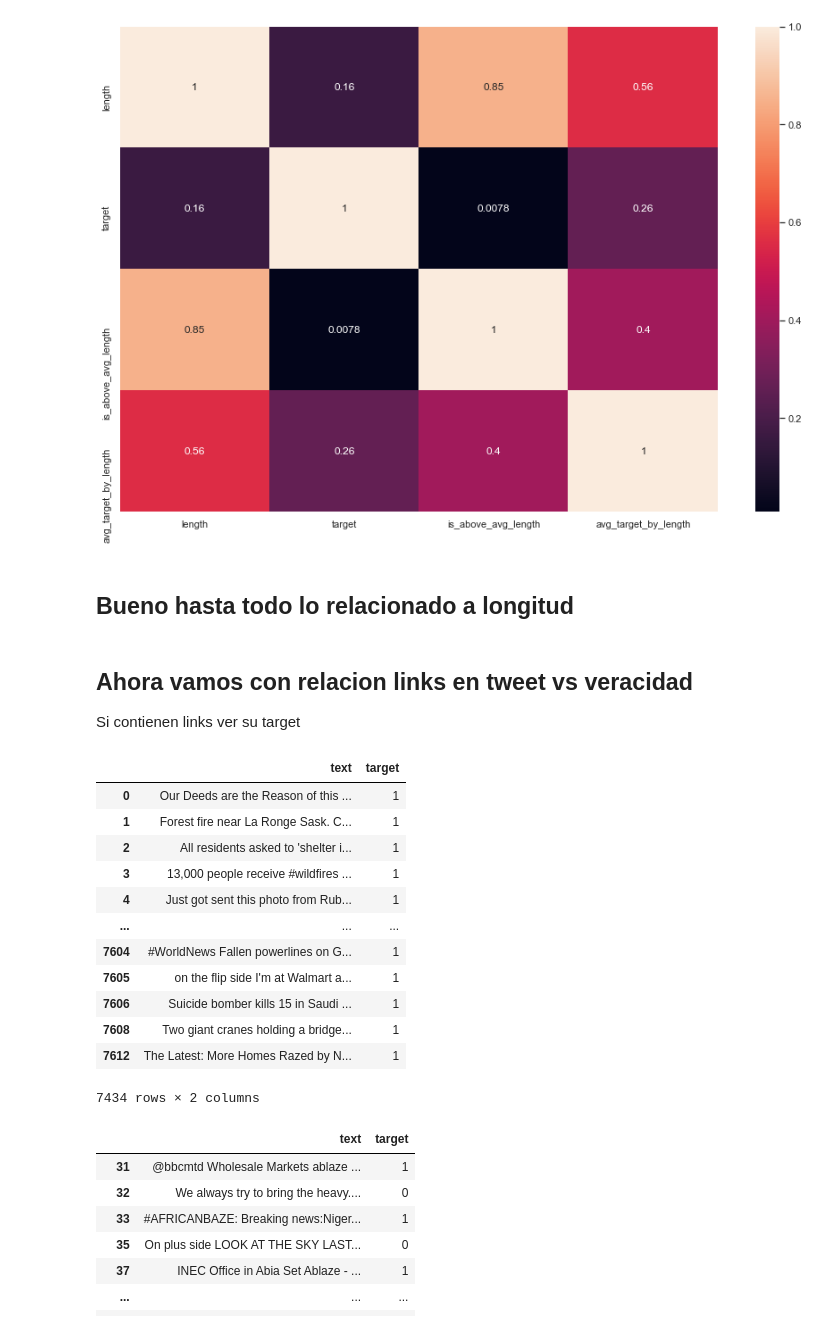
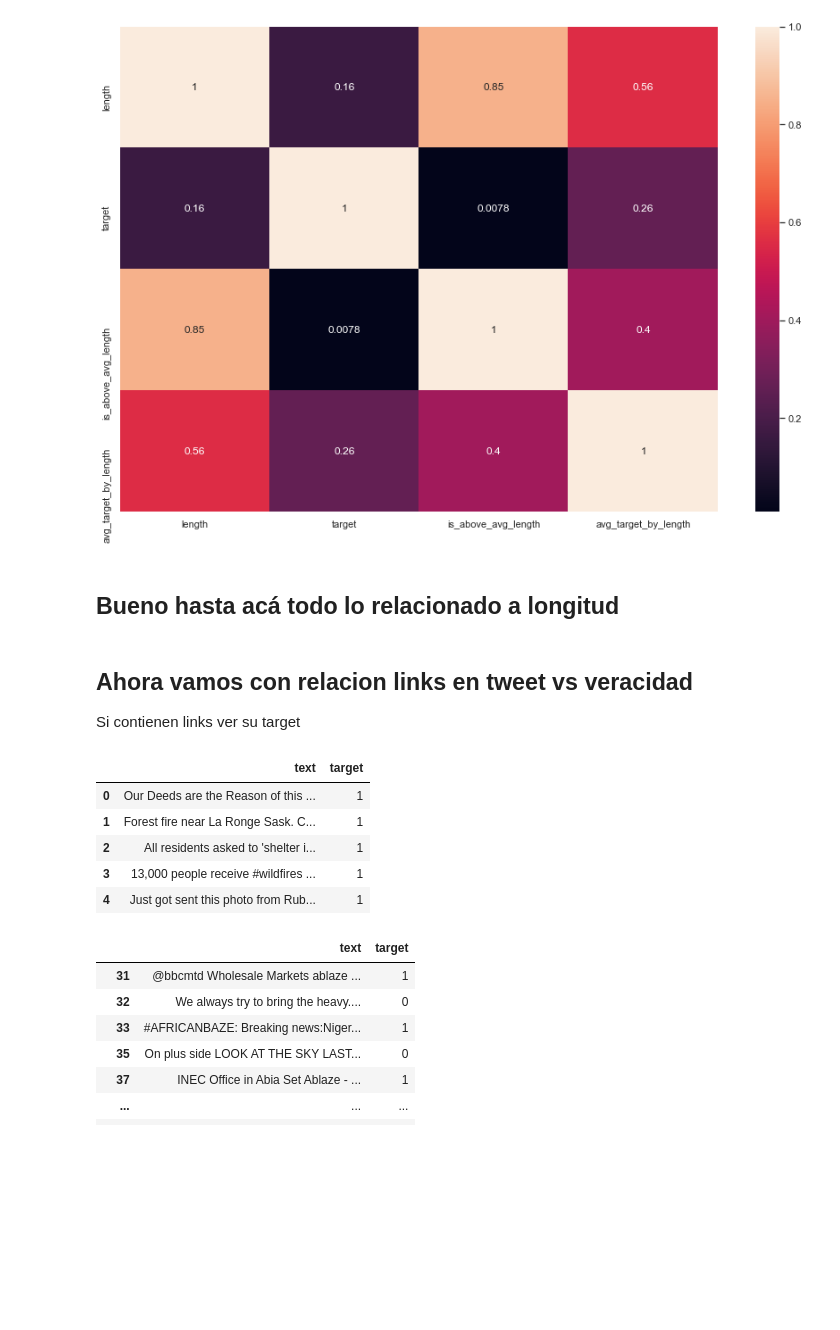
Before and after one commit to milemarchese/OrganizacionDeDatos, a Jupyter notebook: Análisis Exploratorio.ipynb, the cells around one changed output. Saved outputs shown, nothing was run; the diff lists cells and outputs as text; code cells hidden in the pictures; blank space fills up the shorter version.

```diff
--- a/Análisis Exploratorio.ipynb
+++ b/Análisis Exploratorio.ipynb
@@ -267,25 +343,18 @@ sns.heatmap(tweets_to_corr.corr(method = 'spearman'), annot = True)
 <matplotlib.axes._subplots.AxesSubplot at 0x...>
 [figure]
 # %% [markdown]
-## Bueno hasta todo lo relacionado a longitud
+## Bueno hasta acá todo lo relacionado a longitud
 # %% [markdown]
 ## Ahora vamos con relacion links en tweet vs veracidad
 Si contienen links ver su target
 # %%
 tweets_content = tweets[['text','target']]
-tweets_content
+tweets_content.head()
 # %% [output]
 |  | text | target |
 | 0 | Our Deeds are the Reason of this ... | 1 |
 | 1 | Forest fire near La Ronge Sask. C... | 1 |
 | 2 | All residents asked to 'shelter i... | 1 |
 | 3 | 13,000 people receive #wildfires ... | 1 |
 | 4 | Just got sent this photo from Rub... | 1 |
-| ... | ... | ... |
-| 7604 | #WorldNews Fallen powerlines on G... | 1 |
-| 7605 | on the flip side I'm at Walmart a... | 1 |
-| 7606 | Suicide bomber kills 15 in Saudi ... | 1 |
-| 7608 | Two giant cranes holding a bridge... | 1 |
-| 7612 | The Latest: More Homes Razed by N... | 1 |
-7434 rows × 2 columns
 # %%
```
Also changed, not shown: parts of 22 cells of this notebook.
